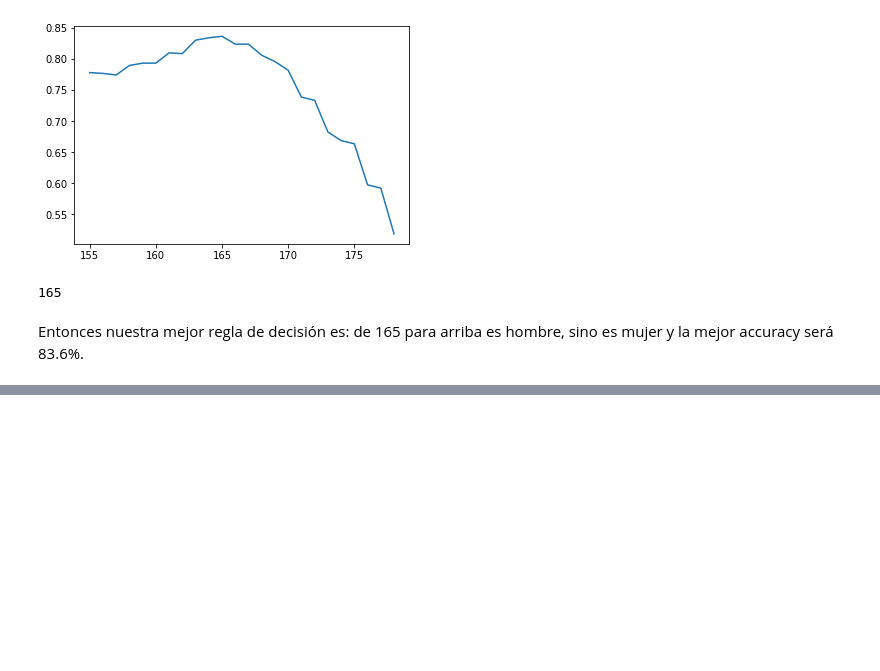
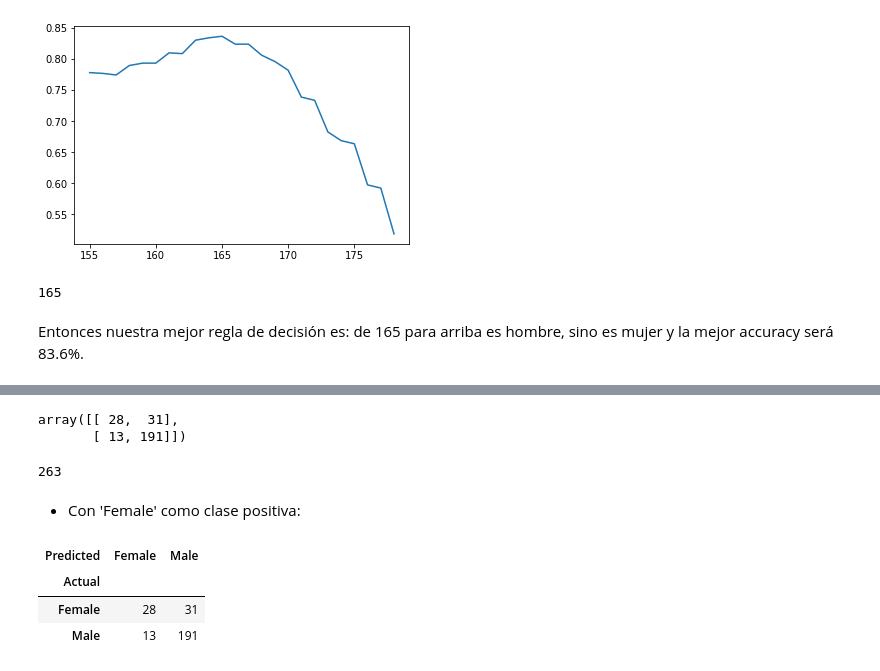
Before and after one commit to easyundercover/heights-exercise, a Jupyter notebook: exercise.ipynb, the cells around one changed output, grey strips where cells are left out. Cells and saved outputs as stored; diff of their text form; code cells hidden in the pictures; blank space fills up the shorter version.

```diff
--- a/exercise.ipynb
+++ b/exercise.ipynb
@@ -174,0 +198,15 @@ confusion_matrix = (y_train, y_hat_bestcut)
+# %%
+y_hat_test_bestcut = ['Male' if i > 165 else 'Female' for i in X_test]
+#Crea una lista con 'Male' si los valores son mayores a 165 y 'Female' sino
+#El valor true va al inicio, el false en el medio y el bucle al final
+# %%
+confusion_matrix(y_test, y_hat_test_bestcut)
+# %% [output]
+array([[ 28,  31],
+       [ 13, 191]])
+# %%
+len(X_test) #Si sumamos los valores del array de arriba da 263
+# %% [output]
+263
+# %% [markdown]
+* Con 'Female' como clase positiva:
@@ -174,0 +219,9 @@ confusion_matrix = (y_train, y_hat_bestcut)
+# %%
+df_pred = pd.crosstab(np.array(y_test), np.array(y_hat_test_bestcut), rownames=['Actual'], colnames=['Predicted'])
+#Dentro del primer np.array ponemos el valor real que es y_test
+df_pred
+# %% [output]
+| Predicted | Female | Male |
+| Actual |  |  |
+| Female | 28 | 31 |
+| Male | 13 | 191 |
```
Also changed, not shown: parts of 25 cells of this notebook, 1 other file.
